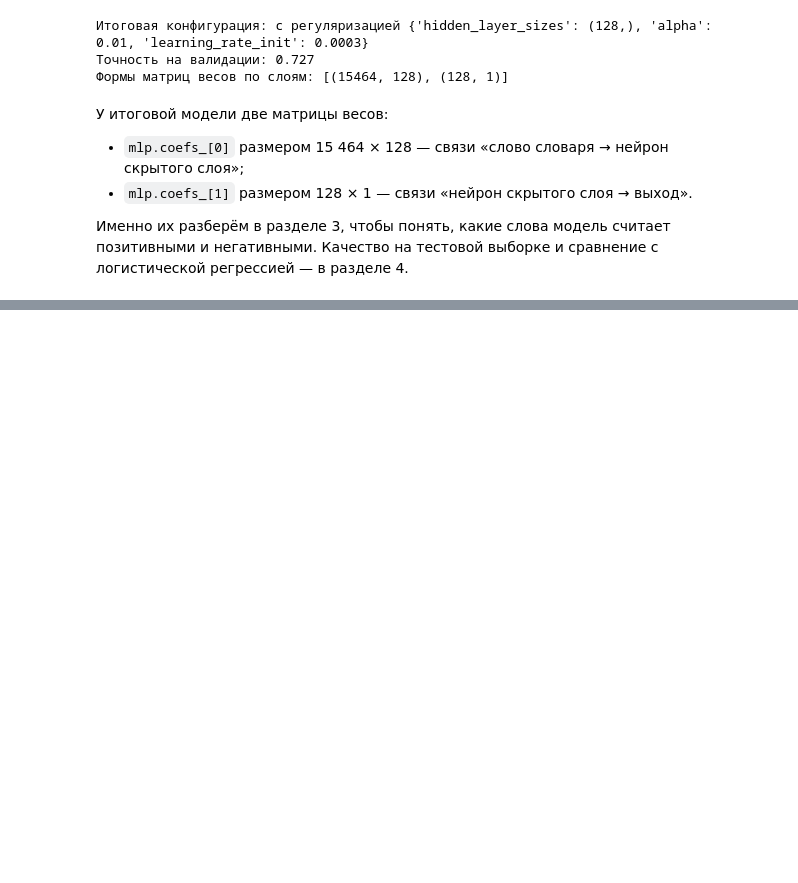
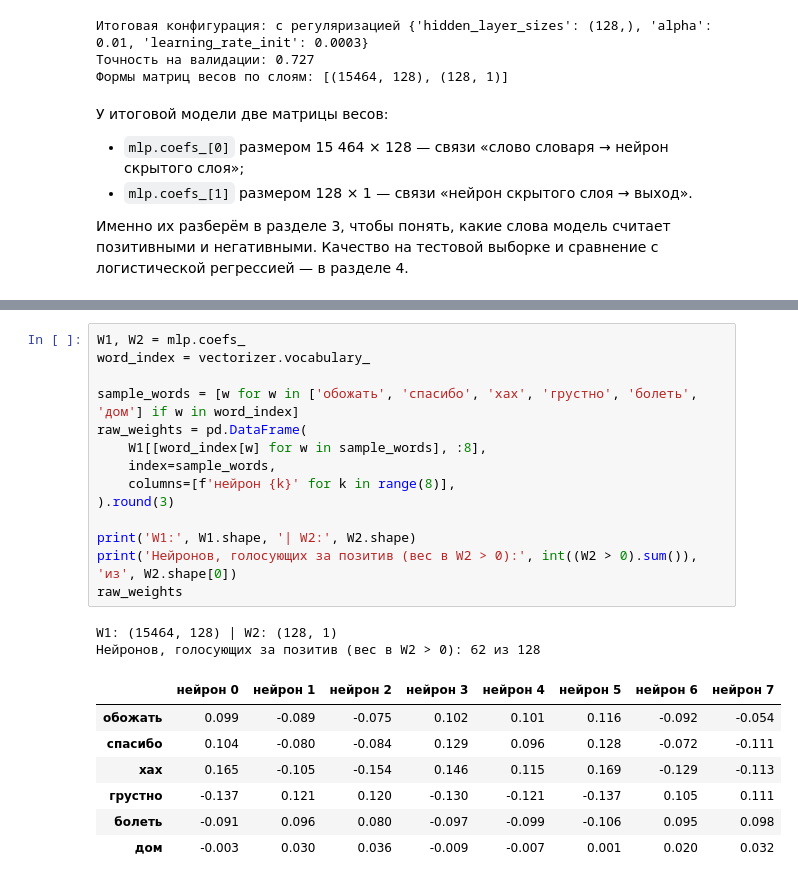
Before and after one commit to Andrey-Yurchuk/sentiment-analysis, a Jupyter notebook: notebooks/sentiment_tfidf_mlp.ipynb, the cells around one changed output, grey strips where cells are left out. Saved outputs shown, nothing was run; the diff lists cells and outputs as text; blank space fills up the shorter version.

```diff
--- a/notebooks/sentiment_tfidf_mlp.ipynb
+++ b/notebooks/sentiment_tfidf_mlp.ipynb
@@ -759,0 +769,24 @@ print('Формы матриц весов по слоям:', [w.shape for w in m
+# %%
+W1, W2 = mlp.coefs_
+word_index = vectorizer.vocabulary_
+
+sample_words = [w for w in ['обожать', 'спасибо', 'хах', 'грустно', 'болеть', 'дом'] if w in word_index]
+raw_weights = pd.DataFrame(
+    W1[[word_index[w] for w in sample_words], :8],
+    index=sample_words,
+    columns=[f'нейрон {k}' for k in range(8)],
+).round(3)
+
+print('W1:', W1.shape, '| W2:', W2.shape)
+print('Нейронов, голосующих за позитив (вес в W2 > 0):', int((W2 > 0).sum()), 'из', W2.shape[0])
+raw_weights
+# %% [output]
+W1: (15464, 128) | W2: (128, 1)
+Нейронов, голосующих за позитив (вес в W2 > 0): 62 из 128
+|  | нейрон 0 | нейрон 1 | нейрон 2 | нейрон 3 | нейрон 4 | нейрон 5 | нейрон 6 | нейрон 7 |
+| обожать | 0.099 | -0.089 | -0.075 | 0.102 | 0.101 | 0.116 | -0.092 | -0.054 |
+| спасибо | 0.104 | -0.080 | -0.084 | 0.129 | 0.096 | 0.128 | -0.072 | -0.111 |
+| хах | 0.165 | -0.105 | -0.154 | 0.146 | 0.115 | 0.169 | -0.129 | -0.113 |
+| грустно | -0.137 | 0.121 | 0.120 | -0.130 | -0.121 | -0.137 | 0.105 | 0.111 |
+| болеть | -0.091 | 0.096 | 0.080 | -0.097 | -0.099 | -0.106 | 0.095 | 0.098 |
+| дом | -0.003 | 0.030 | 0.036 | -0.009 | -0.007 | 0.001 | 0.020 | 0.032 |
```
Also changed, not shown: parts of 12 cells of this notebook.
